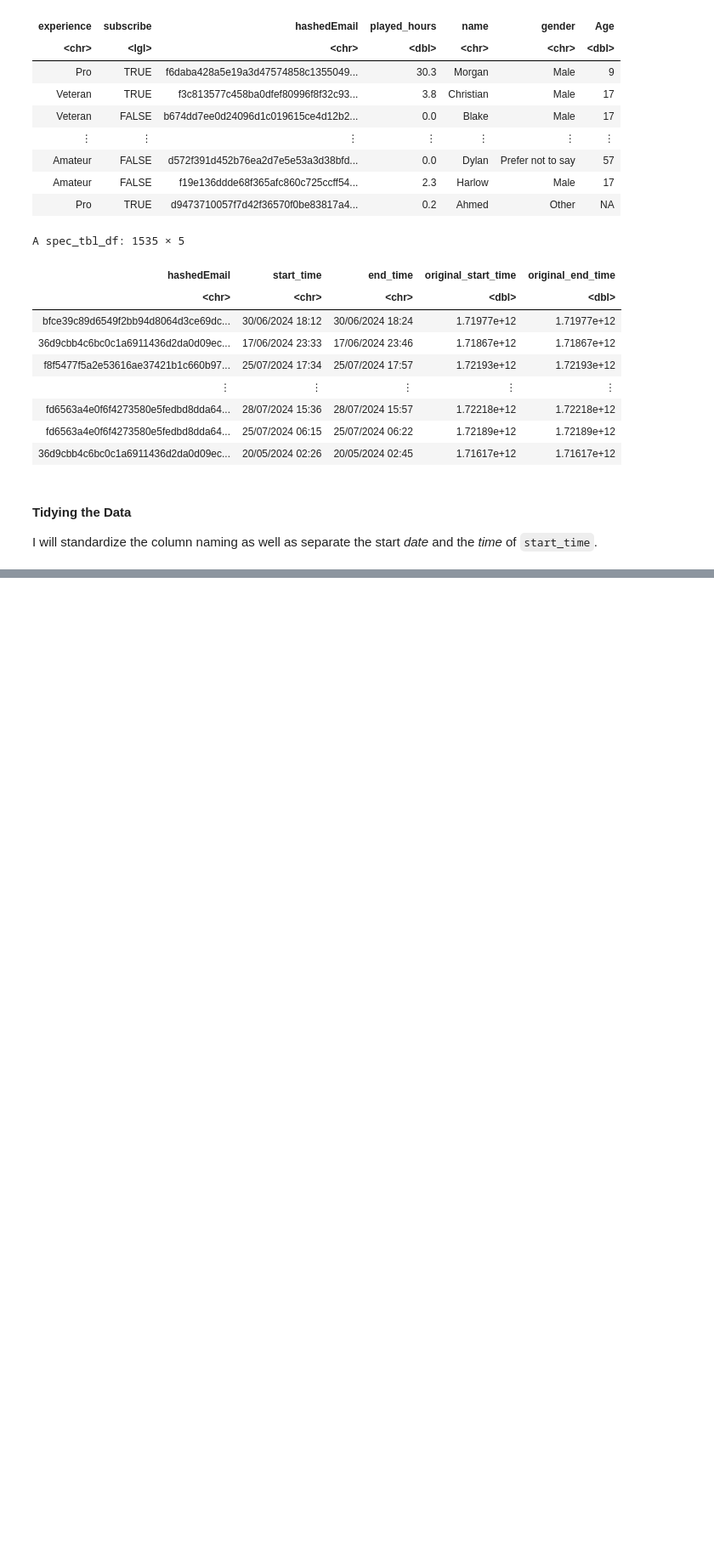
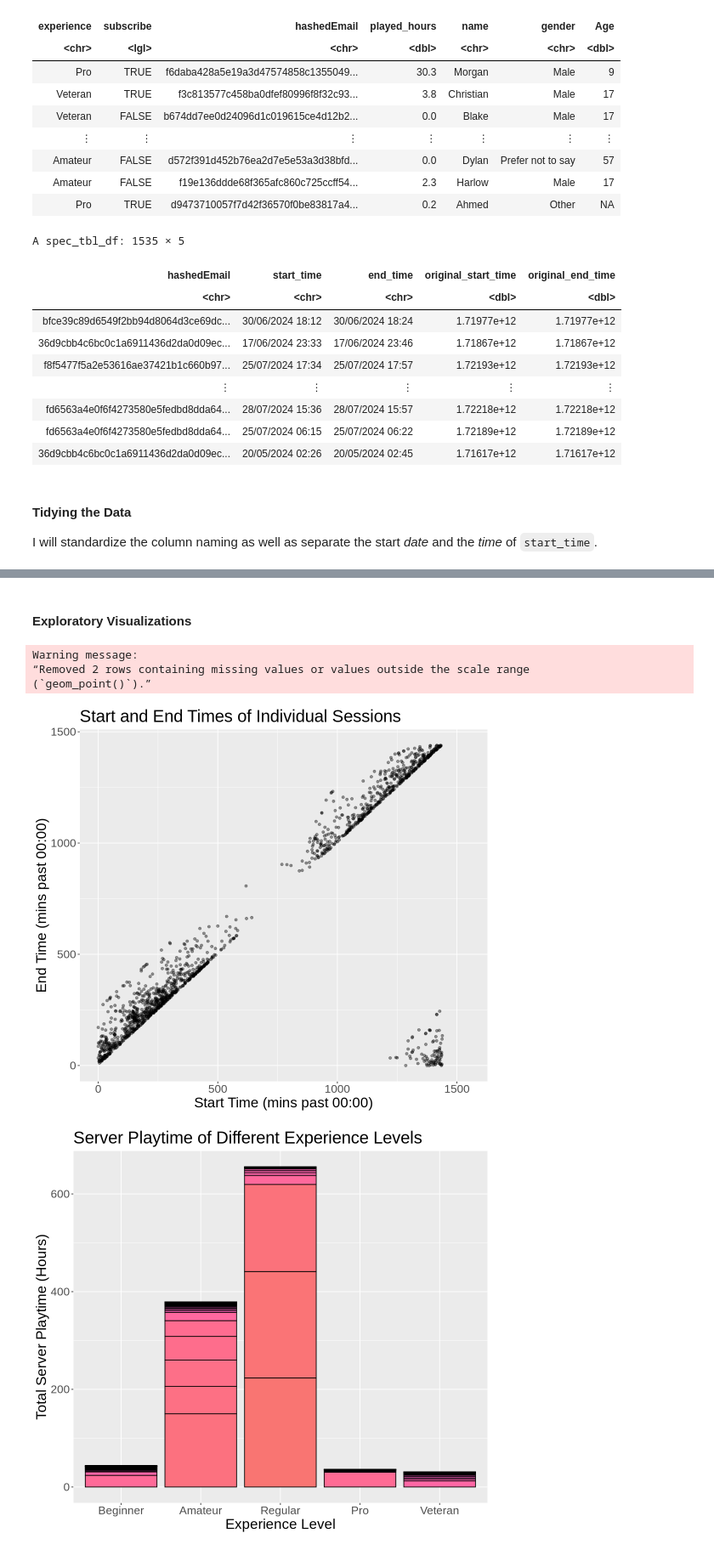
Before and after one commit to Booch58/individual_contribution, a Jupyter notebook: individual_contribution.ipynb, the cells around one changed output, grey strips where cells are left out. Shown at 85% size. Saved outputs shown, nothing was run; the diff lists cells and outputs as text; code cells hidden in the pictures; blank space fills up the shorter version.

Commit message:
Continued Exploratory analysis and Visualization

```diff
--- a/individual_contribution.ipynb
+++ b/individual_contribution.ipynb
@@ -102,0 +143,29 @@ A tibble: 1535 × 6
+# %% [markdown]
+#### Exploratory Visualizations
+# %%
+options(repr.plot.width = 9, repr.plot.height = 8)
+
+start_vs_end <- ggplot(sessions, aes(x=start_time, y=end_time)) +
+    geom_point(alpha = 0.4) +
+    labs(title="Start and End Times of Individual Sessions",
+         x="Start Time (mins past 00:00)",
+         y="End Time (mins past 00:00)",) +
+    xlim(0,1550) +
+    theme(text = element_text(size = 20))
+experience_hours <- ggplot(players, aes(x = factor(experience, levels = c("Beginner","Amateur","Regular","Pro","Veteran")),
+                                        y = played_hours,
+                                        fill = hashed_email)) +
+    geom_bar(stat = "identity", colour = "black") +
+    labs(title="Server Playtime of Different Experience Levels",
+         x="Experience Level",
+         y="Total Server Playtime (Hours)") +
+    theme(legend.position = "none", text = element_text(size = 20))
+
+start_vs_end
+experience_hours
+# %% [output]
+Warning message:
+“Removed 2 rows containing missing values or values outside the scale range
+(`geom_point()`).”
+[figure, added]
+[figure, added]
```
Also changed, not shown: parts of 5 cells of this notebook.
